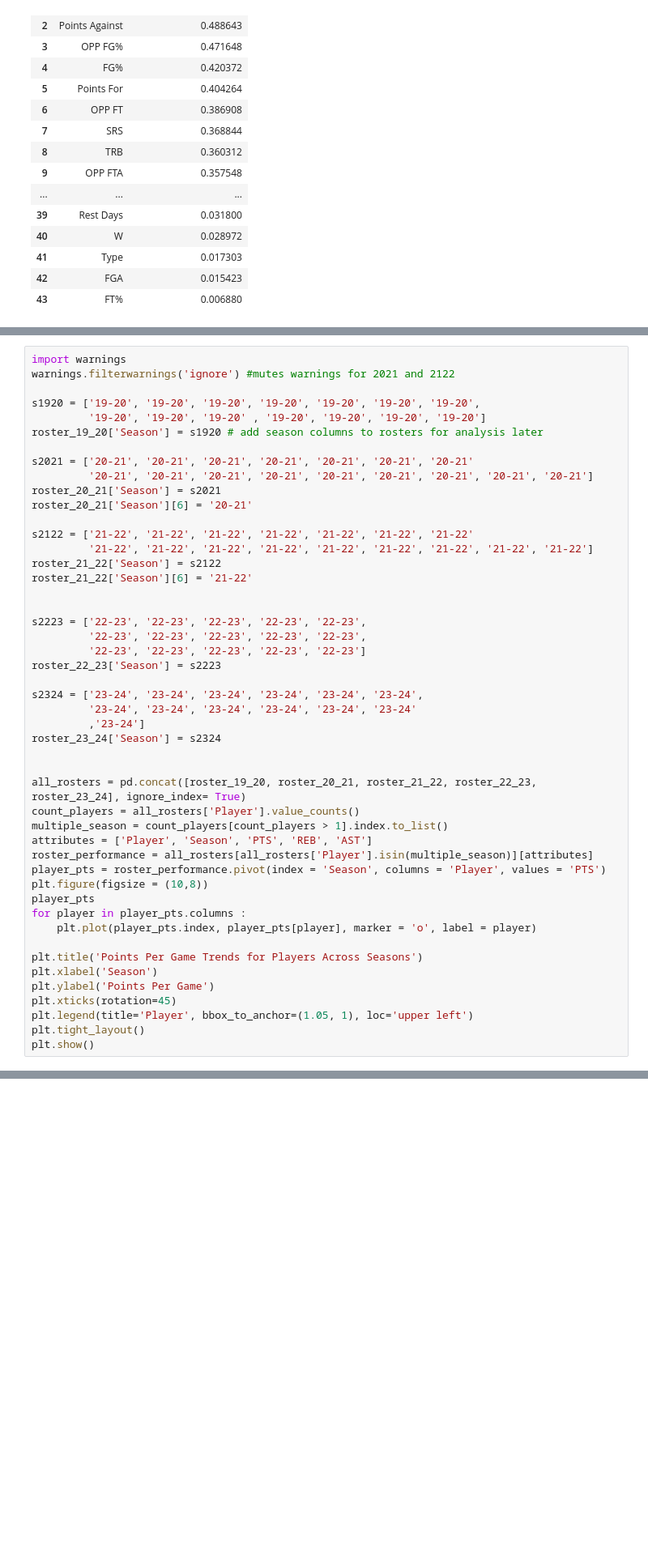
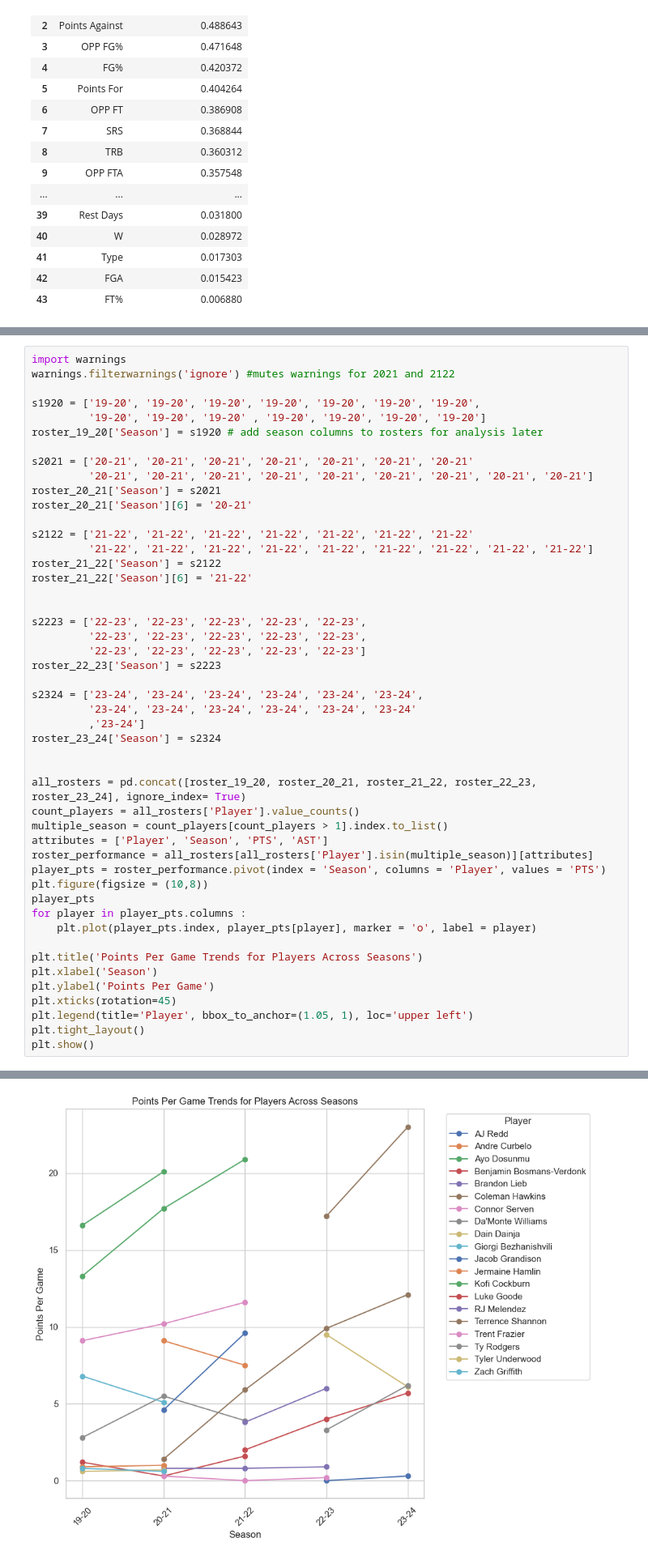
Before and after one commit to isaac-turk/DataDiveFa24, a Jupyter notebook: EDA.ipynb, the cells around one changed output, grey strips where cells are left out. Shown at 81% size. Saved outputs shown, nothing was run; the diff lists cells and outputs as text; blank space fills up the shorter version.

```diff
--- a/EDA.ipynb
+++ b/EDA.ipynb
@@ -423,7 +423,7 @@ roster_23_24['Season'] = s2324
 all_rosters = pd.concat([roster_19_20, roster_20_21, roster_21_22, roster_22_23, roster_23_24], ignore_index= True)
 count_players = all_rosters['Player'].value_counts()
 multiple_season = count_players[count_players > 1].index.to_list()
-attributes = ['Player', 'Season', 'PTS', 'REB', 'AST']
+attributes = ['Player', 'Season', 'PTS', 'AST']
 roster_performance = all_rosters[all_rosters['Player'].isin(multiple_season)][attributes]
 player_pts = roster_performance.pivot(index = 'Season', columns = 'Player', values = 'PTS')
 plt.figure(figsize = (10,8))
@@ -443,3 +442,4 @@ KeyError: "['REB'] not in index"
+[figure, added]
 # %%
 if 'Pos' in all_rosters.columns and 'PTS' in all_rosters.columns:
     position = all_rosters['Pos'].unique()
```
Also changed, not shown: parts of 10 cells of this notebook.
